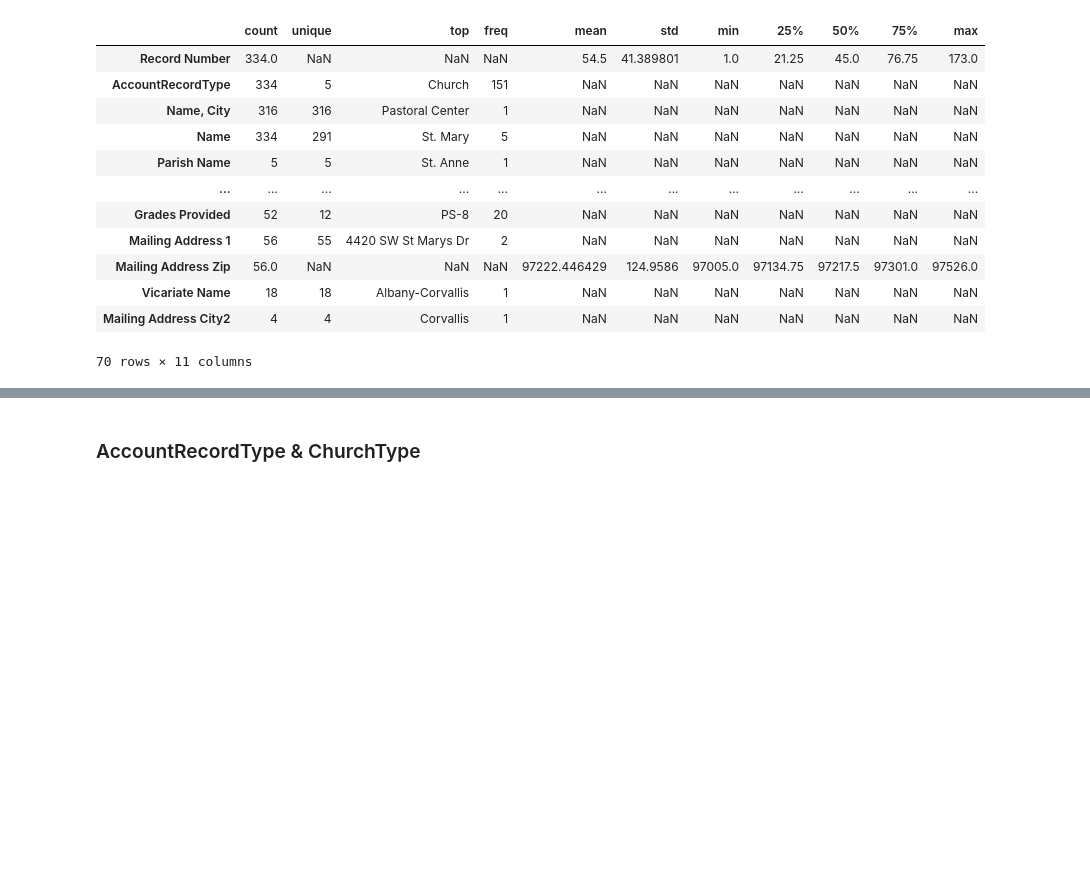
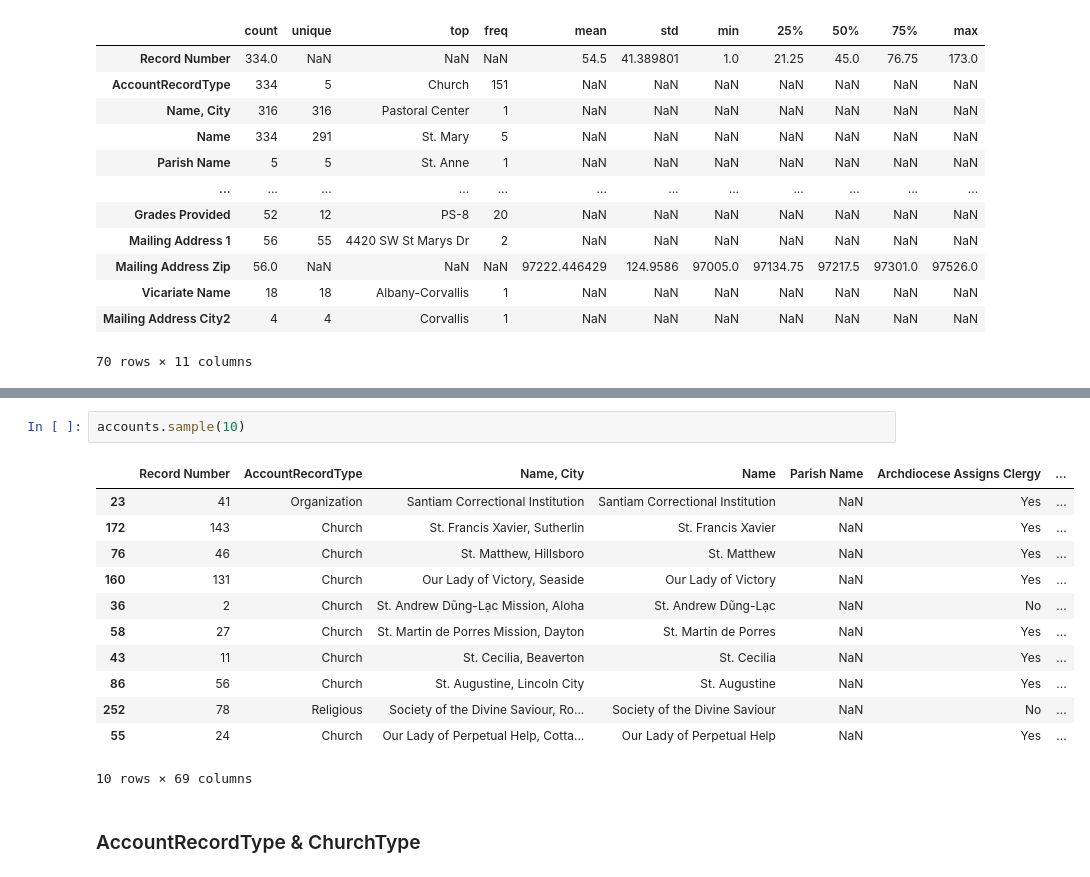
Before and after one commit to Cath-Strategic-Tech/adpdx_etl, a Jupyter notebook: ADPDX_ClergyDB.ipynb, the cells around one changed output, grey strips where cells are left out. Saved outputs shown, nothing was run; the diff lists cells and outputs as text; blank space fills up the shorter version.

```diff
--- a/ADPDX_ClergyDB.ipynb
+++ b/ADPDX_ClergyDB.ipynb
@@ -495,3 +559,18 @@ accounts.describe(include='all').transpose()
+# %%
+accounts.sample(10)
+# %% [output]
+|  | Record Number | AccountRecordType | Name, City | Name | Parish Name | Archdiocese Assigns Clergy | ... |
+| 23 | 41 | Organization | Santiam Correctional Institution | Santiam Correctional Institution | NaN | Yes | ... |
+| 172 | 143 | Church | St. Francis Xavier, Sutherlin | St. Francis Xavier | NaN | Yes | ... |
+| 76 | 46 | Church | St. Matthew, Hillsboro | St. Matthew | NaN | Yes | ... |
+| 160 | 131 | Church | Our Lady of Victory, Seaside | Our Lady of Victory | NaN | Yes | ... |
+| 36 | 2 | Church | St. Andrew Dũng-Lạc Mission, Aloha | St. Andrew Dũng-Lạc | NaN | No | ... |
+| 58 | 27 | Church | St. Martin de Porres Mission, Dayton | St. Martin de Porres | NaN | Yes | ... |
+| 43 | 11 | Church | St. Cecilia, Beaverton | St. Cecilia | NaN | Yes | ... |
+| 86 | 56 | Church | St. Augustine, Lincoln City | St. Augustine | NaN | Yes | ... |
+| 252 | 78 | Religious | Society of the Divine Saviour, Ro... | Society of the Divine Saviour | NaN | No | ... |
+| 55 | 24 | Church | Our Lady of Perpetual Help, Cotta... | Our Lady of Perpetual Help | NaN | Yes | ... |
+10 rows × 69 columns
 # %% [markdown]
 ### AccountRecordType & ChurchType
 # %%
```
Also changed, not shown: parts of 60 cells of this notebook, 9 other files.
